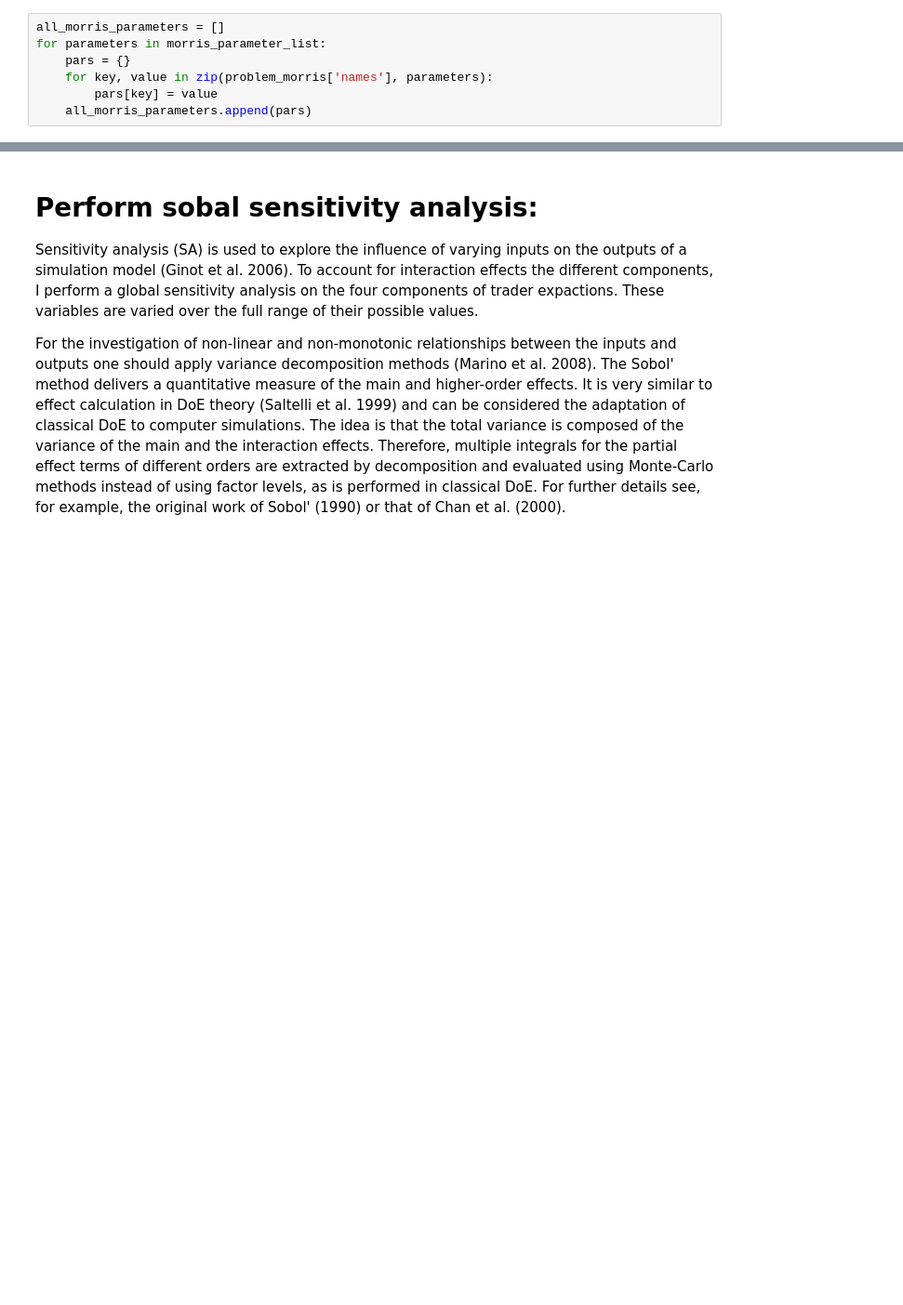
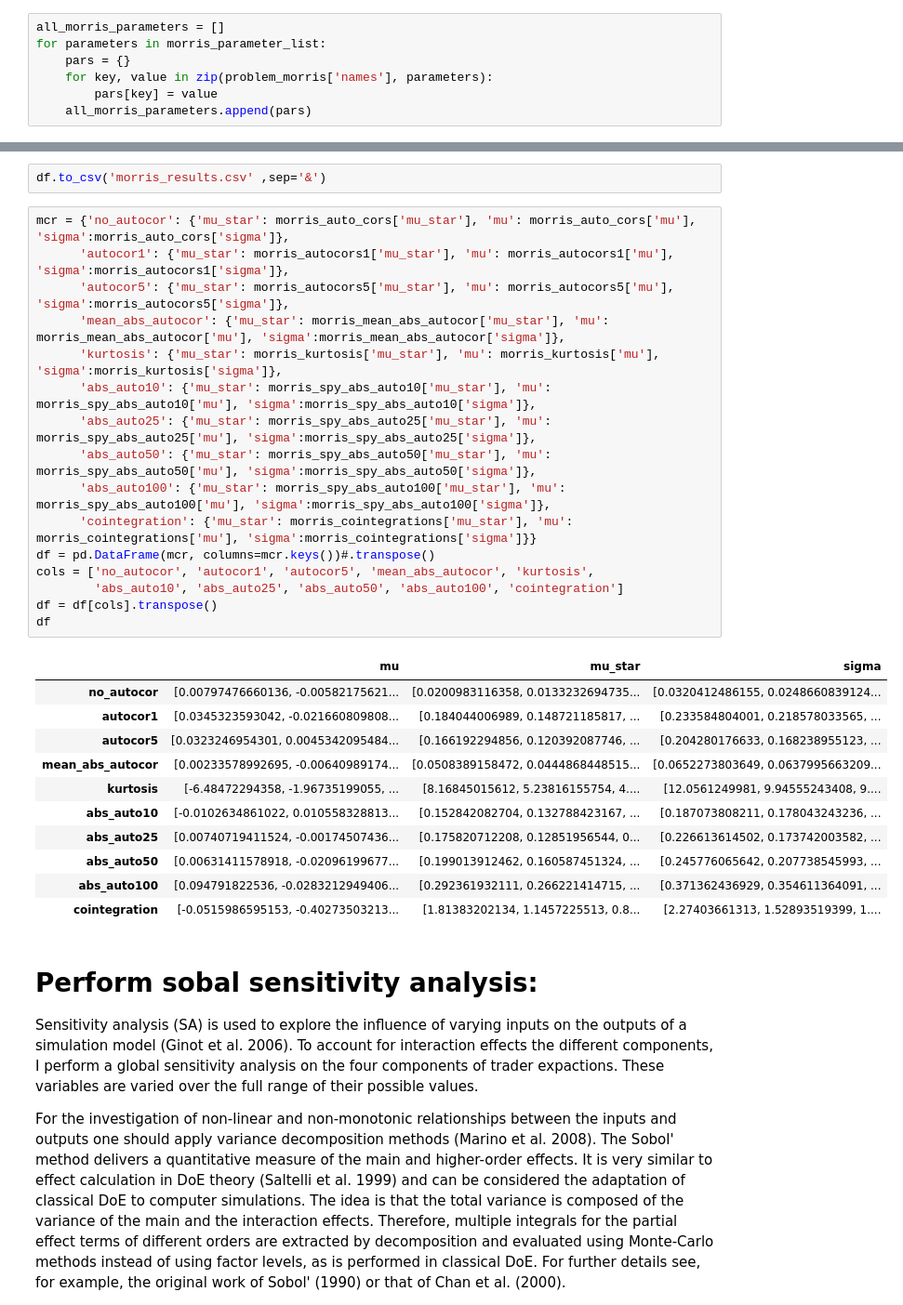
Before and after one commit to joerischasfoort/sim-fin-abm, a Jupyter notebook: sensitivity_analysis.ipynb, the cells around one changed output, grey strips where cells are left out. Shown at 93% size. Saved outputs shown, nothing was run; the diff lists cells and outputs as text; blank space fills up the shorter version.

```diff
--- a/sensitivity_analysis.ipynb
+++ b/sensitivity_analysis.ipynb
@@ -206,3 +225,33 @@ Si
+# %%
+df.to_csv('morris_results.csv' ,sep='&')
+# %%
+mcr = {'no_autocor': {'mu_star': morris_auto_cors['mu_star'], 'mu': morris_auto_cors['mu'], 'sigma':morris_auto_cors['sigma']},
+      'autocor1': {'mu_star': morris_autocors1['mu_star'], 'mu': morris_autocors1['mu'], 'sigma':morris_autocors1['sigma']},
+      'autocor5': {'mu_star': morris_autocors5['mu_star'], 'mu': morris_autocors5['mu'], 'sigma':morris_autocors5['sigma']},
+      'mean_abs_autocor': {'mu_star': morris_mean_abs_autocor['mu_star'], 'mu': morris_mean_abs_autocor['mu'], 'sigma':morris_mean_abs_autocor['sigma']},
+      'kurtosis': {'mu_star': morris_kurtosis['mu_star'], 'mu': morris_kurtosis['mu'], 'sigma':morris_kurtosis['sigma']},
+      'abs_auto10': {'mu_star': morris_spy_abs_auto10['mu_star'], 'mu': morris_spy_abs_auto10['mu'], 'sigma':morris_spy_abs_auto10['sigma']},
+      'abs_auto25': {'mu_star': morris_spy_abs_auto25['mu_star'], 'mu': morris_spy_abs_auto25['mu'], 'sigma':morris_spy_abs_auto25['sigma']},
+      'abs_auto50': {'mu_star': morris_spy_abs_auto50['mu_star'], 'mu': morris_spy_abs_auto50['mu'], 'sigma':morris_spy_abs_auto50['sigma']},
+      'abs_auto100': {'mu_star': morris_spy_abs_auto100['mu_star'], 'mu': morris_spy_abs_auto100['mu'], 'sigma':morris_spy_abs_auto100['sigma']},
+      'cointegration': {'mu_star': morris_cointegrations['mu_star'], 'mu': morris_cointegrations['mu'], 'sigma':morris_cointegrations['sigma']}}
+df = pd.DataFrame(mcr, columns=mcr.keys())#.transpose()
+cols = ['no_autocor', 'autocor1', 'autocor5', 'mean_abs_autocor', 'kurtosis',
+        'abs_auto10', 'abs_auto25', 'abs_auto50', 'abs_auto100', 'cointegration']
+df = df[cols].transpose()
+df
+# %% [output]
+|  | mu | mu_star | sigma |
+| no_autocor | [0.00797476660136, -0.00582175621... | [0.0200983116358, 0.0133232694735... | [0.0320412486155, 0.0248660839124... |
+| autocor1 | [0.0345323593042, -0.021660809808... | [0.184044006989, 0.148721185817, ... | [0.233584804001, 0.218578033565, ... |
+| autocor5 | [0.0323246954301, 0.0045342095484... | [0.166192294856, 0.120392087746, ... | [0.204280176633, 0.168238955123, ... |
+| mean_abs_autocor | [0.00233578992695, -0.00640989174... | [0.0508389158472, 0.0444868448515... | [0.0652273803649, 0.0637995663209... |
+| kurtosis | [-6.48472294358, -1.96735199055, ... | [8.16845015612, 5.23816155754, 4.... | [12.0561249981, 9.94555243408, 9.... |
+| abs_auto10 | [-0.0102634861022, 0.010558328813... | [0.152842082704, 0.132788423167, ... | [0.187073808211, 0.178043243236, ... |
+| abs_auto25 | [0.00740719411524, -0.00174507436... | [0.175820712208, 0.12851956544, 0... | [0.226613614502, 0.173742003582, ... |
+| abs_auto50 | [0.00631411578918, -0.02096199677... | [0.199013912462, 0.160587451324, ... | [0.245776065642, 0.207738545993, ... |
+| abs_auto100 | [0.094791822536, -0.0283212949406... | [0.292361932111, 0.266221414715, ... | [0.371362436929, 0.354611364091, ... |
+| cointegration | [-0.0515986595153, -0.40273503213... | [1.81383202134, 1.1457225513, 0.8... | [2.27403661313, 1.52893519399, 1.... |
 # %% [markdown]
 # Perform sobal sensitivity analysis:
 
```
Also changed, not shown: parts of 20 cells of this notebook, 3 other files.
